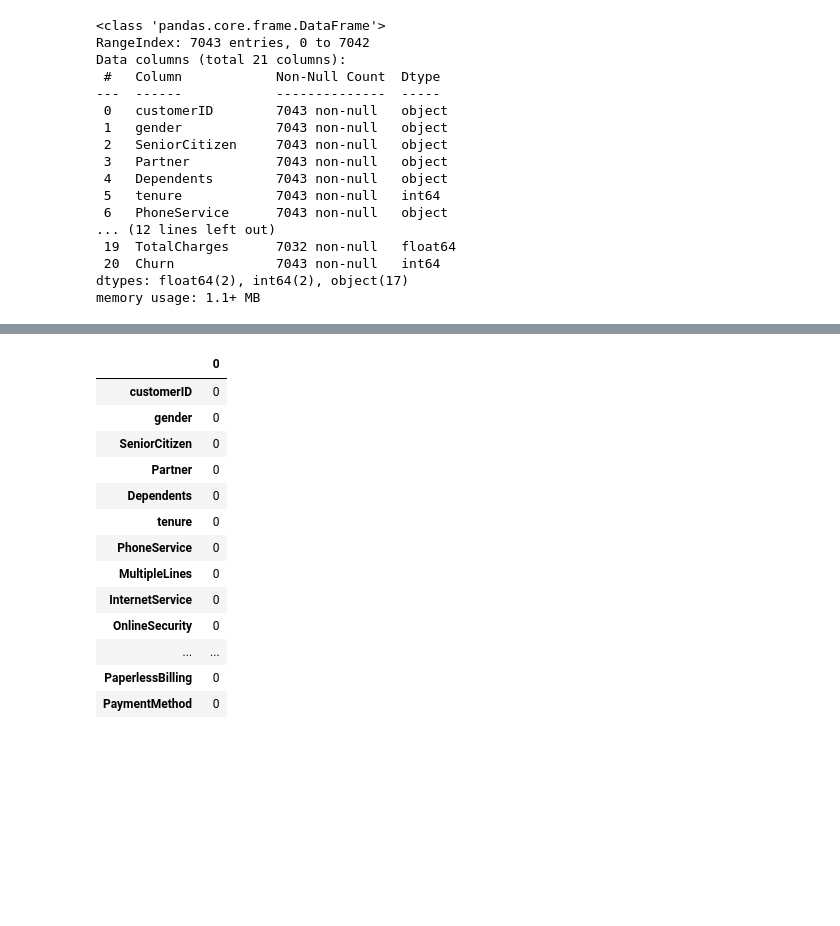
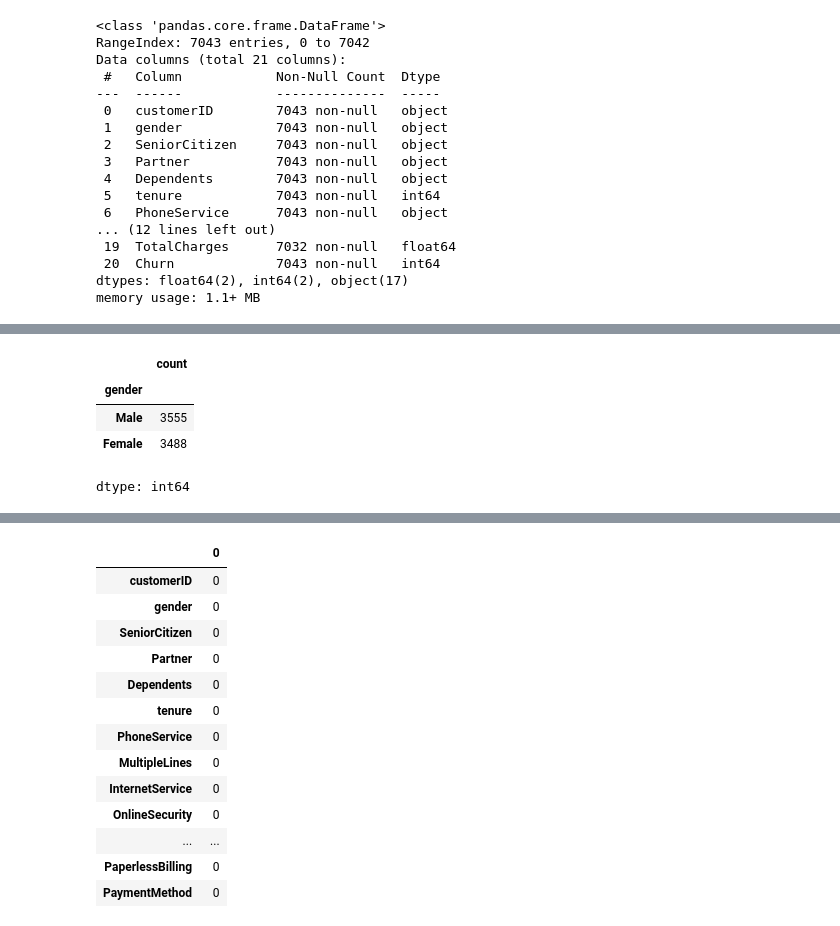
Before and after one commit to nikenyudha/telco-customer-churn-analysis, a Jupyter notebook: ML_telco.ipynb, the cells around one changed output, grey strips where cells are left out. Saved outputs shown, nothing was run; the diff lists cells and outputs as text; code cells hidden in the pictures; blank space fills up the shorter version.

```diff
--- a/ML_telco.ipynb
+++ b/ML_telco.ipynb
@@ -176,0 +233,8 @@ memory usage: 1.1+ MB
+# %%
+df['gender'].value_counts()
+# %% [output]
+|  | count |
+| gender |  |
+| Male | 3555 |
+| Female | 3488 |
+dtype: int64
```
Also changed, not shown: parts of 22 cells of this notebook.
